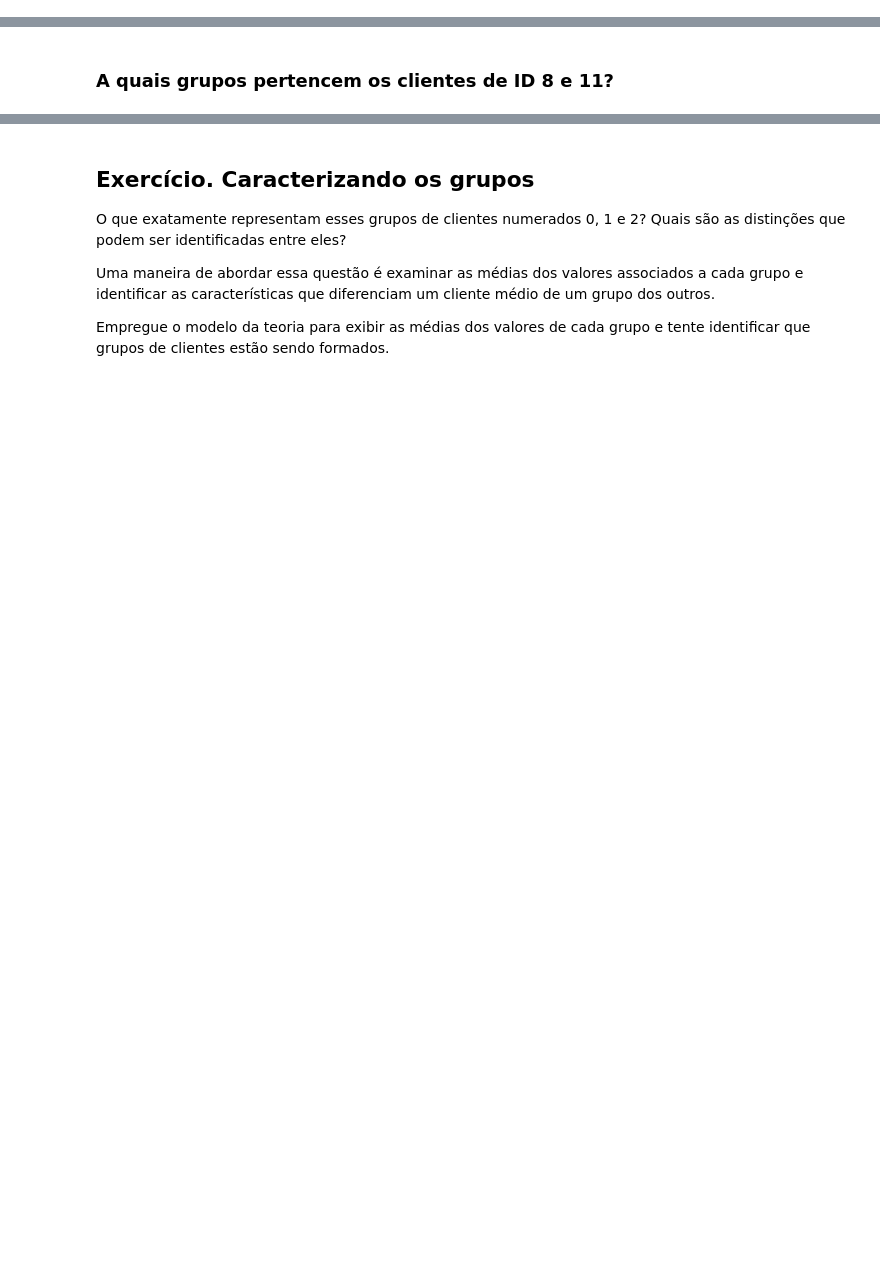
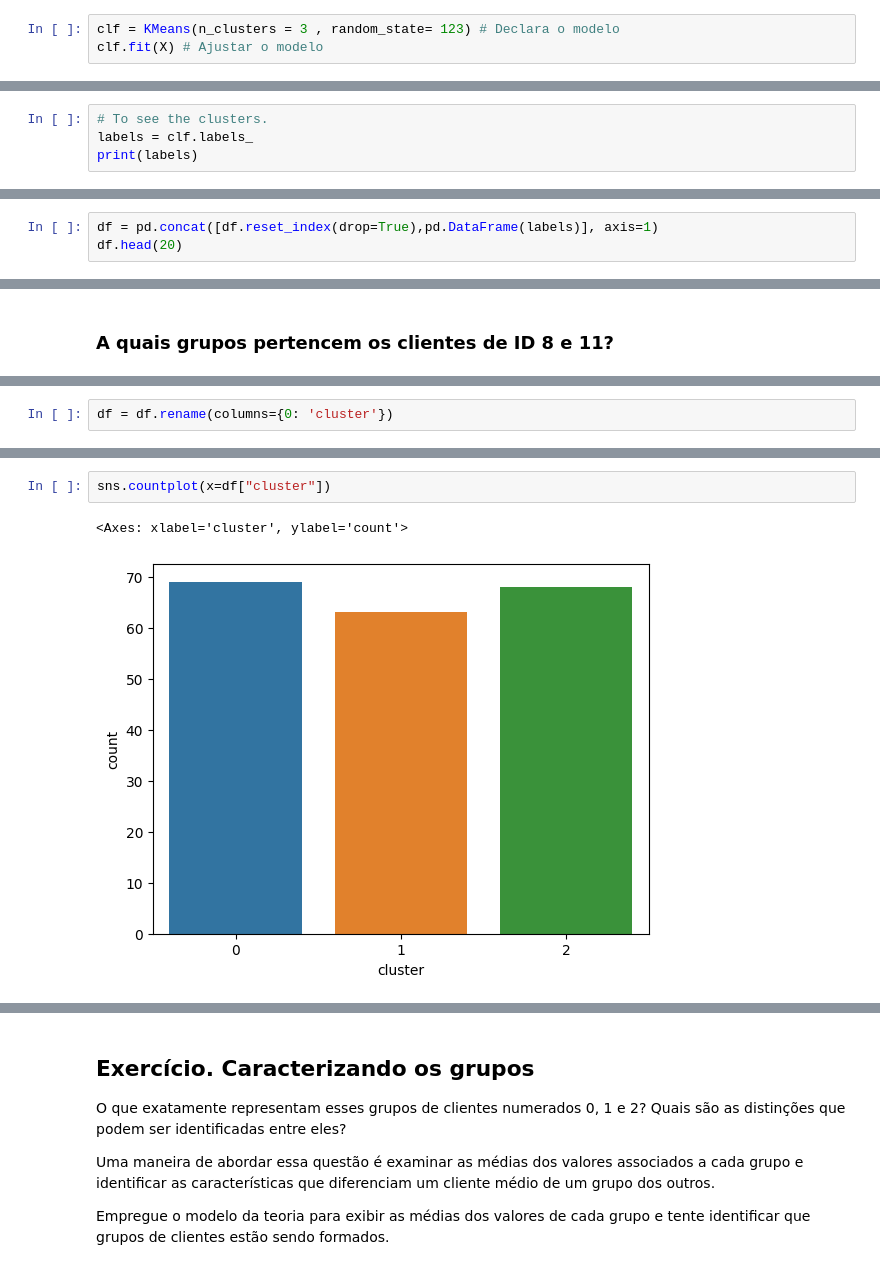
Before and after one commit to andvsilva/programming_school, a Jupyter notebook: notebooks/kmedias/TIC_Kmedias_Lab_2023_2_exercises.ipynb, the cells around one changed output, grey strips where cells are left out. Cells and saved outputs as stored; diff of their text form; blank space fills up the shorter version.

```diff
--- a/notebooks/kmedias/TIC_Kmedias_Lab_2023_2_exercises.ipynb
+++ b/notebooks/kmedias/TIC_Kmedias_Lab_2023_2_exercises.ipynb
@@ -76,0 +222,3 @@ Vamos segmentar nossos clientes em 3 grupos (na dúvida usar 3). Não deixe de e
+# %%
+clf = KMeans(n_clusters = 3 , random_state= 123) # Declara o modelo
+clf.fit(X) # Ajustar o modelo
@@ -82,0 +231,4 @@ Adicione uma nova coluna ao dataframe (nome: `cluster`) atribuindo os grupos `la
+# %%
+# To see the clusters.
+labels = clf.labels_
+print(labels)
@@ -82,0 +250,3 @@ Adicione uma nova coluna ao dataframe (nome: `cluster`) atribuindo os grupos `la
+# %%
+df = pd.concat([df.reset_index(drop=True),pd.DataFrame(labels)], axis=1)
+df.head(20)
@@ -86,0 +279,2 @@ Adicione uma nova coluna ao dataframe (nome: `cluster`) atribuindo os grupos `la
+# %%
+df = df.rename(columns={0: 'cluster'})
@@ -86,0 +300,5 @@ Adicione uma nova coluna ao dataframe (nome: `cluster`) atribuindo os grupos `la
+# %%
+sns.countplot(x=df["cluster"])
+# %% [output]
+<Axes: xlabel='cluster', ylabel='count'>
+[figure, added]
```
Also changed, not shown: parts of 37 cells of this notebook, 2 other files.
